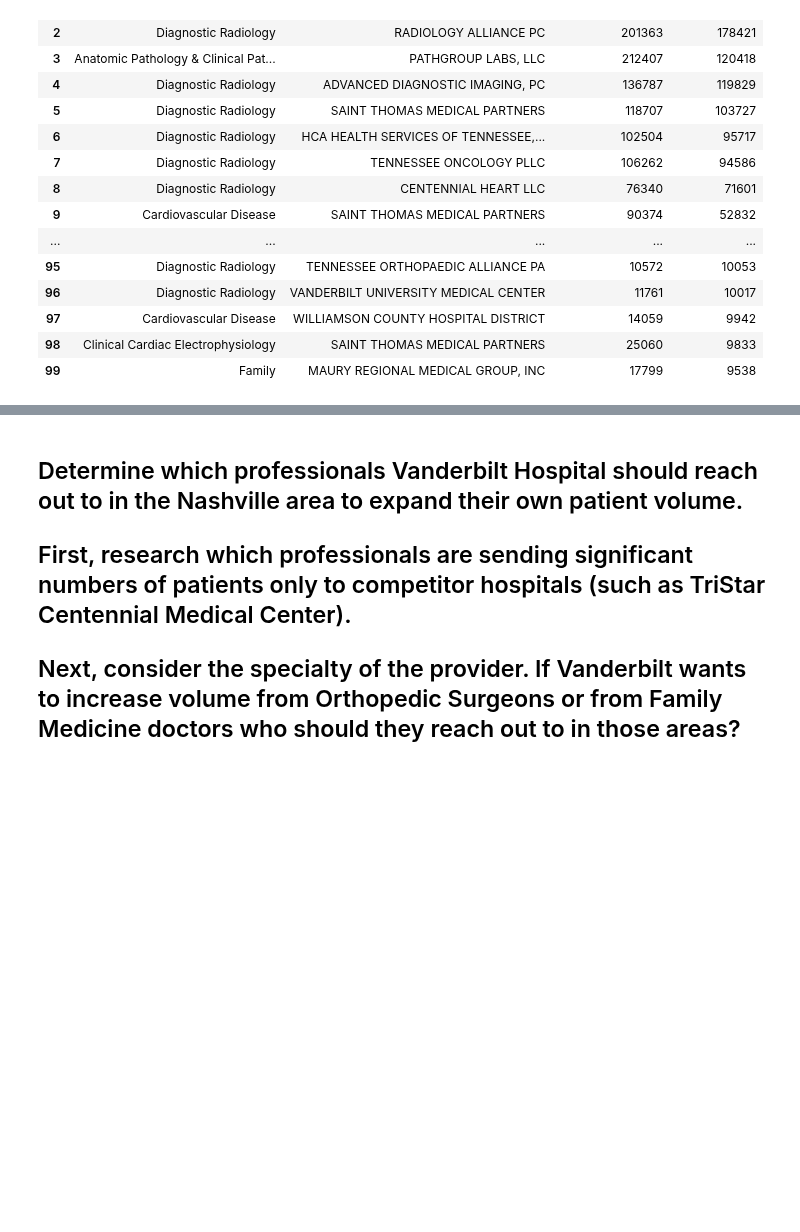
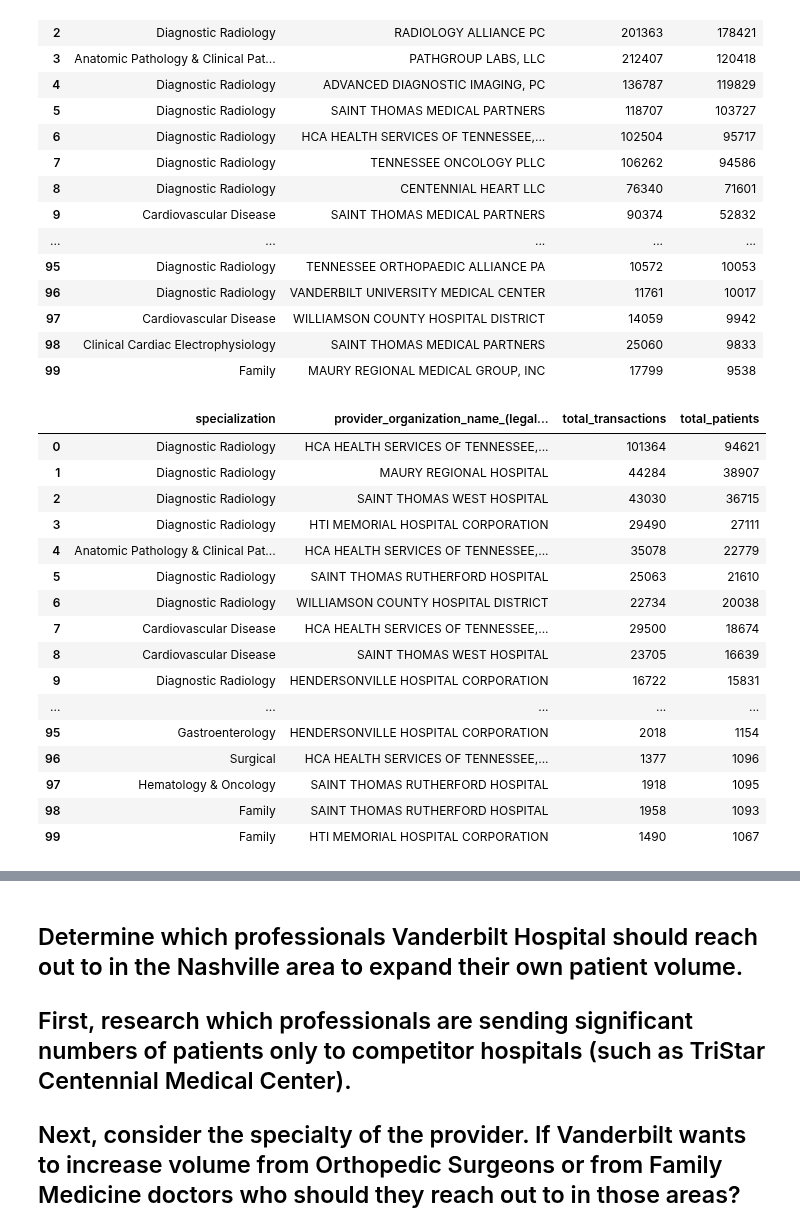
Before and after one commit to tomoumer/hop_team-the-hindenburgs, a Jupyter notebook: Hop_Teaming_Analysis.ipynb, the cells around one changed output, grey strips where cells are left out. Cells and saved outputs as stored; diff of their text form; code cells hidden in the pictures; blank space fills up the shorter version.

```diff
--- a/Hop_Teaming_Analysis.ipynb
+++ b/Hop_Teaming_Analysis.ipynb
@@ -7,6 +7,8 @@ db = sqlite3.connect('Hop_Teaming_2018.sqlite')
 # %%
 with sqlite3.connect('Hop_Teaming_2018.sqlite') as db:
     sqliteCursor = db.cursor()
+    db.execute('CREATE INDEX IF NOT EXISTS Hop_Teaming_2018_from_npi ON Hop_Teaming_2018 (from_npi)')
+    db.execute('CREATE INDEX IF NOT EXISTS Hop_Teaming_2018_to_npi ON Hop_Teaming_2018 (to_npi)')
     db.execute('CREATE UNIQUE INDEX IF NOT EXISTS nppes_npi ON nppes (npi)')
     db.execute('CREATE UNIQUE INDEX IF NOT EXISTS taxonomy_code ON taxonomy (code)')
     db.execute('CREATE UNIQUE INDEX IF NOT EXISTS zip_cbsa_unique ON zip_cbsa (zip,cbsa)')
@@ -68,30 +71,52 @@ cbsa_34980_sqlite
 | 98 | Clinical Cardiac Electrophysiology | SAINT THOMAS MEDICAL PARTNERS | 25060 | 9833 |
 | 99 | Family | MAURY REGIONAL MEDICAL GROUP, INC | 17799 | 9538 |
 # %%
-# Took too long to run
+# Final results with t2.classification LIKE '%Hospital'
 query = '''
-SELECT n1.npi AS from_npi, t.specialization, n2.`provider_organization_name_(legal_business_name)`,
+SELECT t.specialization, n2.`provider_organization_name_(legal_business_name)`,
        SUM(hop.transaction_count) AS total_transactions, SUM(hop.patient_count) AS total_patients
 FROM Hop_Teaming_2018 AS hop
 INNER JOIN nppes n1
 ON hop.from_npi = n1.npi
 INNER JOIN nppes n2
 ON hop.to_npi = n2.npi
 INNER JOIN taxonomy as t
 ON n1.primary_taxonomy = t.code
+INNER JOIN taxonomy as t2
+ON n2.primary_taxonomy = t2.code
 INNER JOIN zip_cbsa as zip
 ON n2.provider_business_practice_location_address_postal_code = zip.zip
 WHERE n1.entity_type_code = 1
     AND n2.provider_business_practice_location_address_state_name = 'TN'
     AND n2.entity_type_code = 2
     AND t.specialization <> 'None'
+    AND t2.classification LIKE '%Hospital'
     AND zip.cbsa = 34980
     AND zip.res_ratio >= 0.5
-GROUP BY n1.npi, t.specialization, n2.`provider_organization_name_(legal_business_name)`
-ORDER BY total_patients DESC;
+GROUP BY t.specialization, n2.`provider_organization_name_(legal_business_name)`
+ORDER BY total_patients DESC
+LIMIT 100;
 '''
 
 with sqlite3.connect('Hop_Teaming_2018.sqlite') as db:
-    cbsa_34980_sqlite = pd.read_sql(query, db)
+    Class_Hos_sqlite = pd.read_sql(query, db)
 
-cbsa_34980_sqlite
+Class_Hos_sqlite
+# %% [output]
+|  | specialization | provider_organization_name_(legal... | total_transactions | total_patients |
+| 0 | Diagnostic Radiology | HCA HEALTH SERVICES OF TENNESSEE,... | 101364 | 94621 |
+| 1 | Diagnostic Radiology | MAURY REGIONAL HOSPITAL | 44284 | 38907 |
+| 2 | Diagnostic Radiology | SAINT THOMAS WEST HOSPITAL | 43030 | 36715 |
+| 3 | Diagnostic Radiology | HTI MEMORIAL HOSPITAL CORPORATION | 29490 | 27111 |
+| 4 | Anatomic Pathology & Clinical Pat... | HCA HEALTH SERVICES OF TENNESSEE,... | 35078 | 22779 |
+| 5 | Diagnostic Radiology | SAINT THOMAS RUTHERFORD HOSPITAL | 25063 | 21610 |
+| 6 | Diagnostic Radiology | WILLIAMSON COUNTY HOSPITAL DISTRICT | 22734 | 20038 |
+| 7 | Cardiovascular Disease | HCA HEALTH SERVICES OF TENNESSEE,... | 29500 | 18674 |
+| 8 | Cardiovascular Disease | SAINT THOMAS WEST HOSPITAL | 23705 | 16639 |
+| 9 | Diagnostic Radiology | HENDERSONVILLE HOSPITAL CORPORATION | 16722 | 15831 |
+| ... | ... | ... | ... | ... |
+| 95 | Gastroenterology | HENDERSONVILLE HOSPITAL CORPORATION | 2018 | 1154 |
+| 96 | Surgical | HCA HEALTH SERVICES OF TENNESSEE,... | 1377 | 1096 |
+| 97 | Hematology & Oncology | SAINT THOMAS RUTHERFORD HOSPITAL | 1918 | 1095 |
+| 98 | Family | SAINT THOMAS RUTHERFORD HOSPITAL | 1958 | 1093 |
+| 99 | Family | HTI MEMORIAL HOSPITAL CORPORATION | 1490 | 1067 |
```
Also changed, not shown: parts of 4 cells of this notebook, 1 other file.
